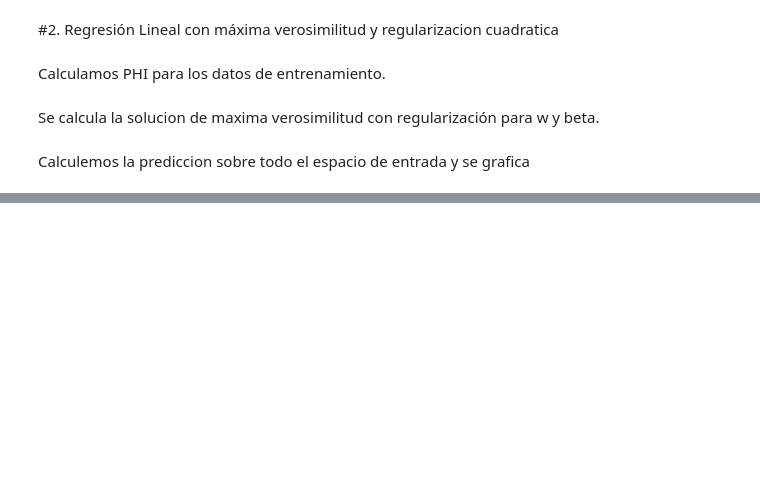
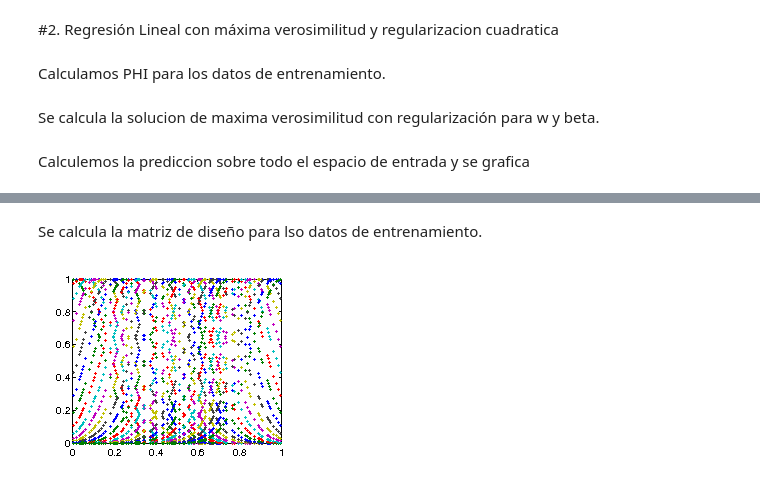
Before and after one commit to anguivego/InformeIA, a Jupyter notebook: lab2/regresion_lineal.ipynb, the cells around one changed output, grey strips where cells are left out. Saved outputs shown, nothing was run; the diff lists cells and outputs as text; code cells hidden in the pictures; blank space fills up the shorter version.

```diff
--- a/lab2/regresion_lineal.ipynb
+++ b/lab2/regresion_lineal.ipynb
@@ -98,0 +106,7 @@ legend('Funcion original','Muestras','Modelo')
+# %%
+%reset workspace
+plot_variance = @(x,lower,upper,color) set(fill([x,x(end:-1:1)],[upper,lower(end:-1:1)],color),'EdgeColor',color);
+data=load('ejemplo_regresion.mat');
+xNtot=data.x;
+yNtot=data.y;
+tNtot=data.t;
@@ -98,0 +115,17 @@ legend('Funcion original','Muestras','Modelo')
+# %%
+Ntot=size(xNtot,1);
+N=100;
+index=randperm(Ntot);
+t=tNtot(index(1:N));
+x=xNtot(index(1:N));
+tipofb='exp';
+M=30;
+ttest = tNtot(index(N+1:end));
+xtest = xNtot(index(N+1:end));
+# %% [markdown]
+Se calcula la matriz de diseño para lso datos de entrenamiento.
+# %%
+PHI=genBasisFunction(tipofb,x,N,M);
+plot(x, PHI,'+','MarkerSize',2);
+# %% [output]
+[figure, added]
```
Also changed, not shown: parts of 10 cells of this notebook, 2 other files.
